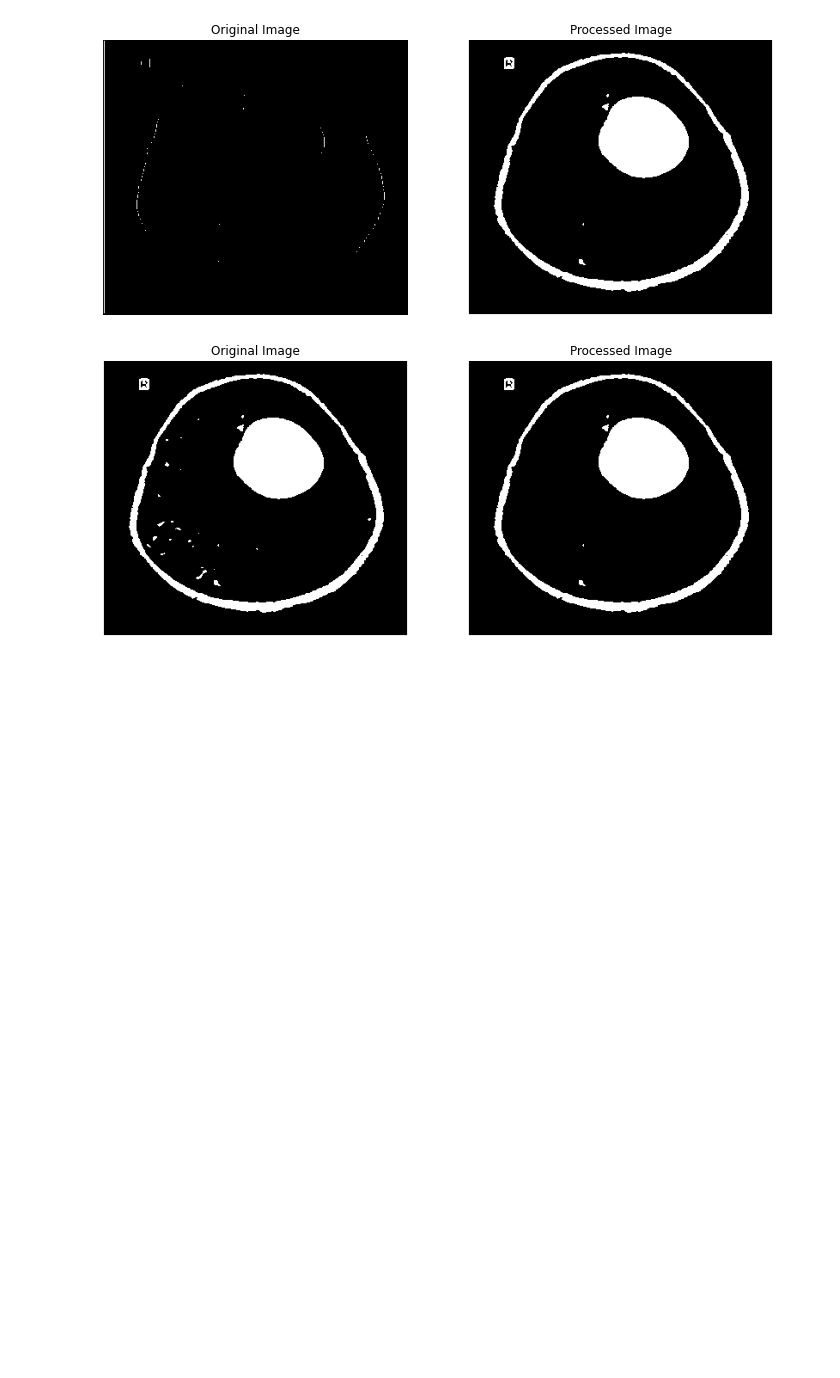
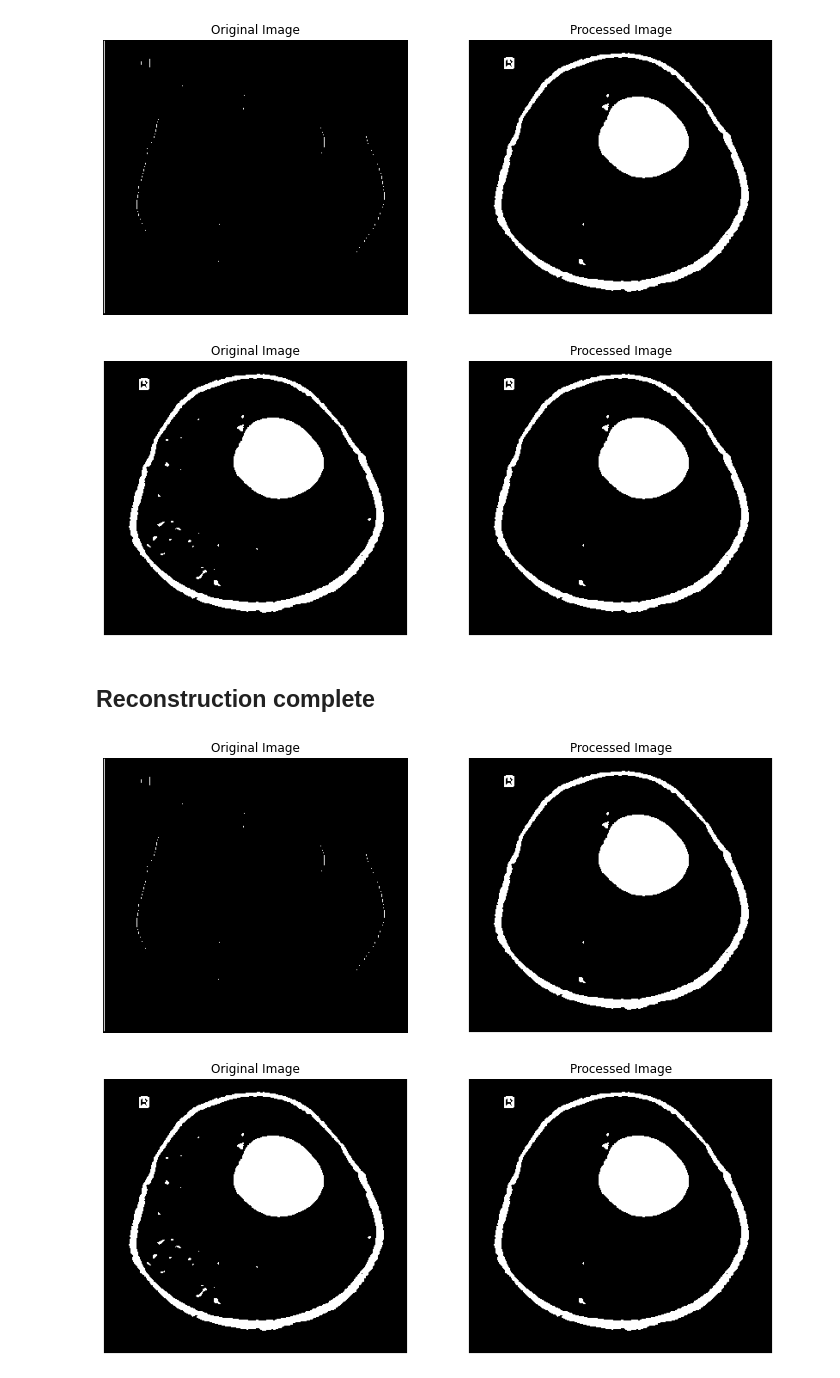
Before and after one commit to cnpem/harpia, a Jupyter notebook: tests_python/morphology/binary/test_geodesic_dilation.ipynb, the cells around one changed output. Cells and saved outputs as stored; diff of their text form; code cells hidden in the pictures; blank space fills up the shorter version.

```diff
--- a/tests_python/morphology/binary/test_geodesic_dilation.ipynb
+++ b/tests_python/morphology/binary/test_geodesic_dilation.ipynb
@@ -178,3 +195,21 @@ show(image, output)
 GOT IT:  515
 [figure]
 [figure]
+# %% [markdown]
+## Reconstruction complete
+# %%
+#Reconstruction by dilation complete
+
+marker_input = marker
+output_aux = np.zeros_like(image)
+
+output_aux = np.zeros_like(image)
+reconstruction_binary(marker_input, output_aux, image,
+                      xsize, ysize, zsize, 1, flag_verbose)
+
+output = marker_input
+show(marker, output_aux)
+show(image, output_aux)
+# %% [output]
+[figure, added]
+[figure, added]
```
Also changed, not shown: parts of 7 cells of this notebook, 58 other files.
